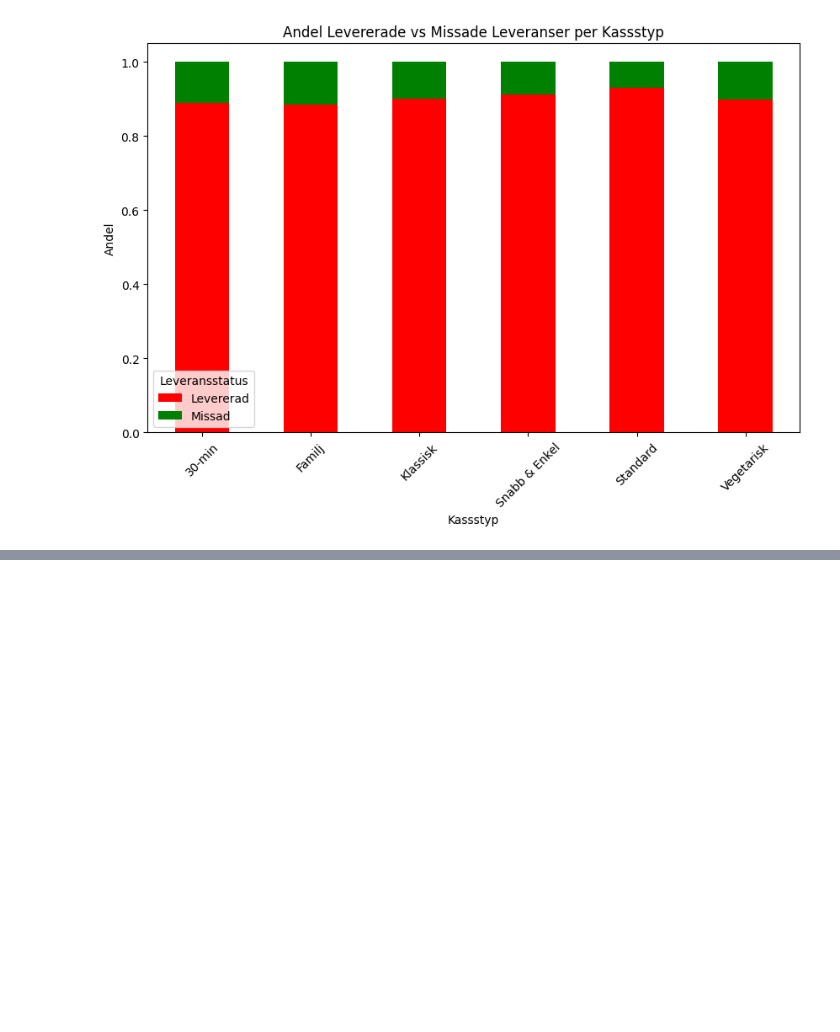
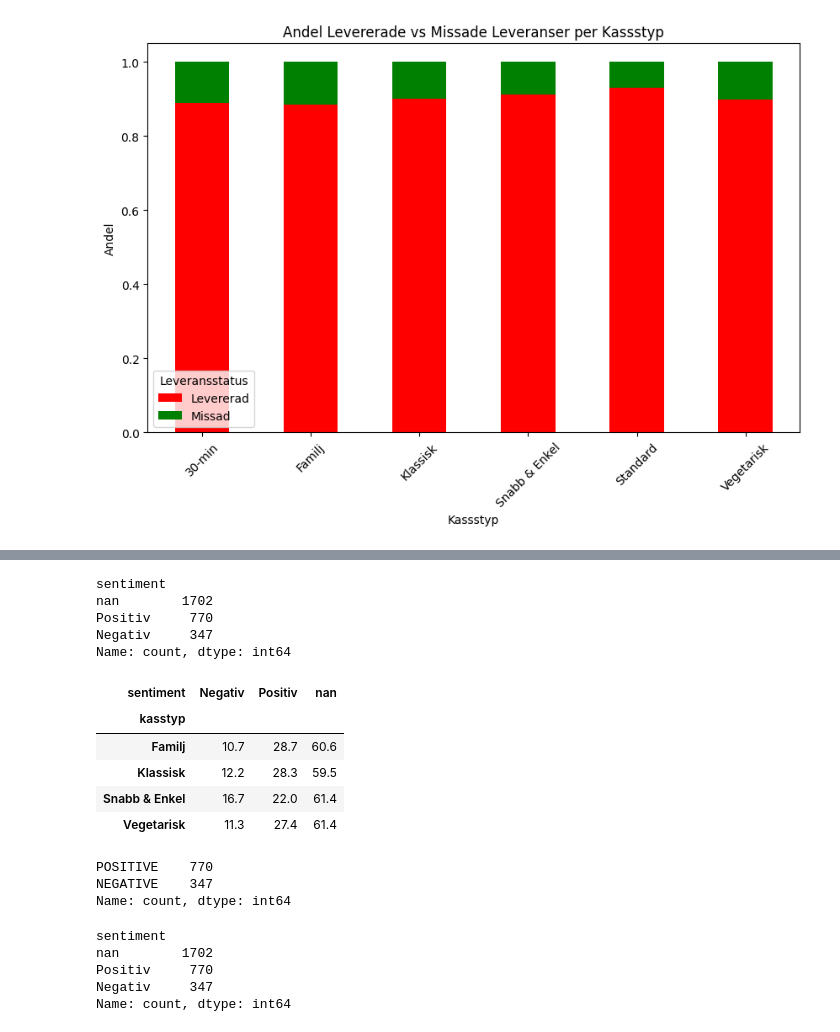
Before and after one commit to agneselner/matkassen-etl-pipeline, a Jupyter notebook: matkassen-etl/notebook/matkassen_tvattad.ipynb, the cells around one changed output, grey strips where cells are left out. Cells and saved outputs as stored; diff of their text form; code cells hidden in the pictures; blank space fills up the shorter version.

```diff
--- a/matkassen-etl/notebook/matkassen_tvattad.ipynb
+++ b/matkassen-etl/notebook/matkassen_tvattad.ipynb
@@ -1744,0 +1836,9 @@ print(f"✓ Pipeline ETL klar! Tvättad data finns nu i SQLite-databasen.")
+# %%
+import pandas as pd
+import sqlite3
+
+conn = sqlite3.connect("matkassen.db")
+df = pd.read_sql("SELECT * FROM matkassen_features", conn)
+conn.close()
+
+df.shape, df.columns
@@ -1744,0 +1853,34 @@ print(f"✓ Pipeline ETL klar! Tvättad data finns nu i SQLite-databasen.")
+# %%
+df_sent = df[df["sentiment"].notna() & (df["sentiment"] != "Ingen text")].copy()
+df_sent["sentiment"].value_counts()
+# %% [output]
+sentiment
+nan        1702
+Positiv     770
+Negativ     347
+Name: count, dtype: int64
+# %%
+sentiment_kasstyp = (
+    df_sent
+    .groupby("kasstyp")["sentiment"]
+    .value_counts(normalize=True)
+    .mul(100)
+    .unstack(fill_value=0)
+    .round(1)
+)
+
+sentiment_kasstyp
+# %% [output]
+| sentiment | Negativ | Positiv | nan |
+| kasstyp |  |  |  |
+| Familj | 10.7 | 28.7 | 60.6 |
+| Klassisk | 12.2 | 28.3 | 59.5 |
+| Snabb & Enkel | 16.7 | 22.0 | 61.4 |
+| Vegetarisk | 11.3 | 27.4 | 61.4 |
+# %%
+labels = pd.Series([r["label"] for r in results]).value_counts()
+labels
+# %% [output]
+POSITIVE    770
+NEGATIVE    347
+Name: count, dtype: int64
@@ -1744,0 +1899,9 @@ print(f"✓ Pipeline ETL klar! Tvättad data finns nu i SQLite-databasen.")
+# %%
+df_features["sentiment"] = df_features["sentiment"].fillna("Ingen text")
+df_features["sentiment"].value_counts()
+# %% [output]
+sentiment
+nan        1702
+Positiv     770
+Negativ     347
+Name: count, dtype: int64
```
Also changed, not shown: parts of 62 cells of this notebook, 2 other files.
